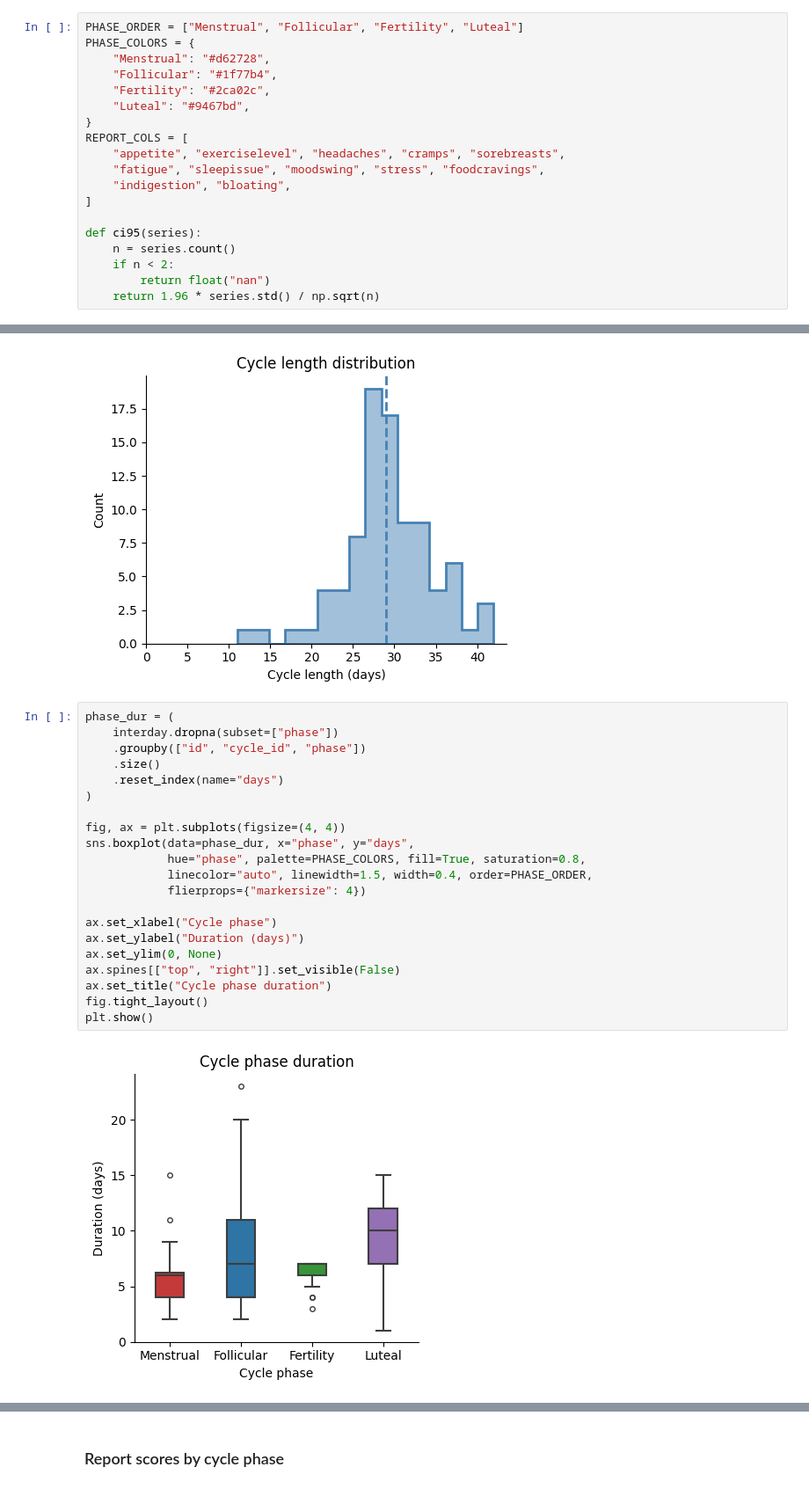
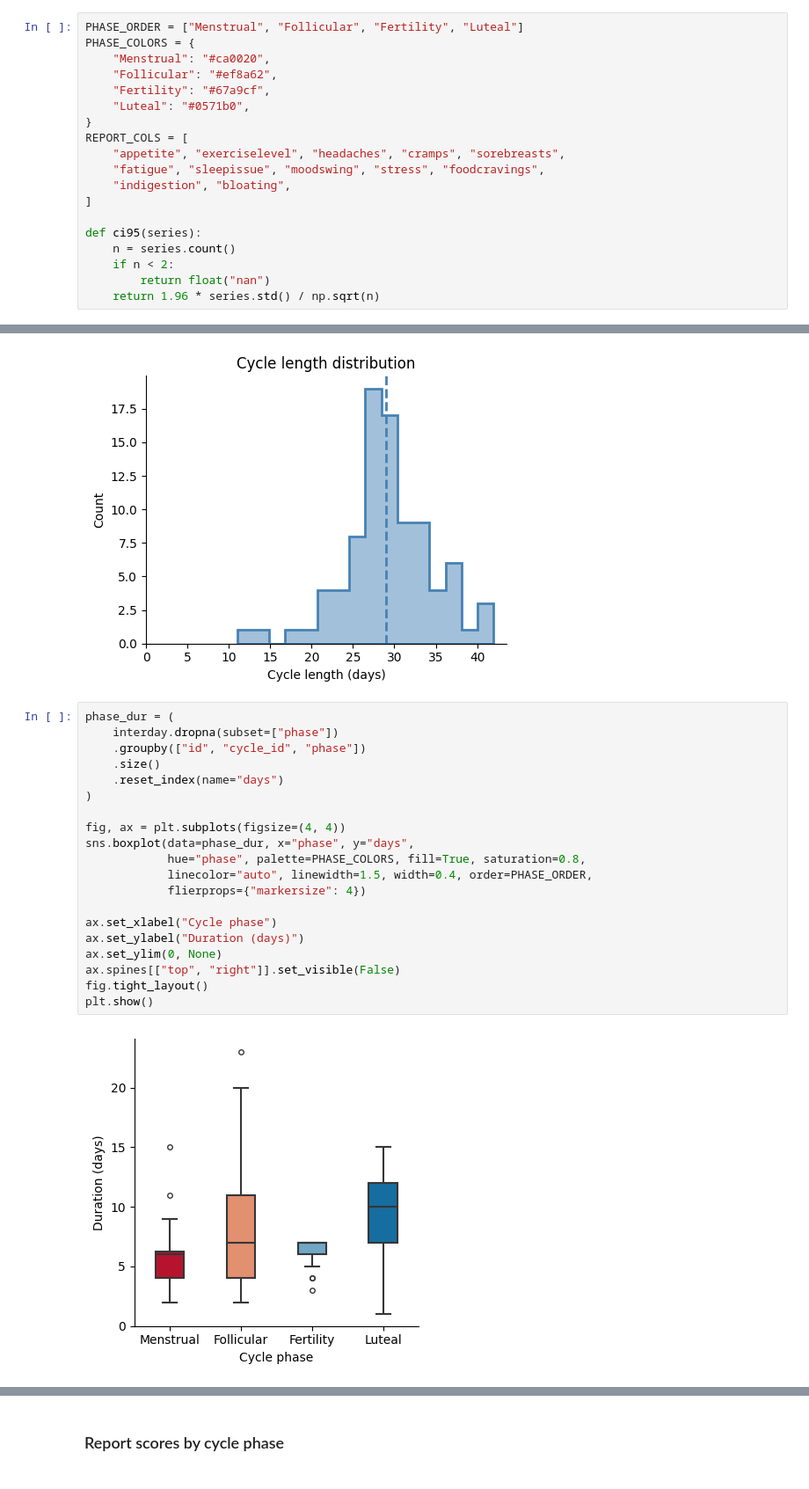
Before and after one commit to virginiacsn/cycle-tracking, a Jupyter notebook: notebooks/group-visualization.ipynb, the cells around one changed output, grey strips where cells are left out. Shown at 88% size. Cells and saved outputs as stored; diff of their text form.

```diff
--- a/notebooks/group-visualization.ipynb
+++ b/notebooks/group-visualization.ipynb
@@ -20,10 +11,10 @@ def loess_smooth(group, x_col, y_col, frac=0.3):
 # %%
 PHASE_ORDER = ["Menstrual", "Follicular", "Fertility", "Luteal"]
 PHASE_COLORS = {
-    "Menstrual": "#d62728",
-    "Follicular": "#1f77b4",
-    "Fertility": "#2ca02c",
-    "Luteal": "#9467bd",
+    "Menstrual": "#ca0020",
+    "Follicular": "#ef8a62",
+    "Fertility": "#67a9cf",
+    "Luteal": "#0571b0",
 }
 REPORT_COLS = [
     "appetite", "exerciselevel", "headaches", "cramps", "sorebreasts",
@@ -80,24 +71,23 @@ Cycle length (days): mean = 29.33, sd = 5.57
 # %%
 phase_dur = (
     interday.dropna(subset=["phase"])
     .groupby(["id", "cycle_id", "phase"])
     .size()
     .reset_index(name="days")
 )
 
 fig, ax = plt.subplots(figsize=(4, 4))
 sns.boxplot(data=phase_dur, x="phase", y="days",
             hue="phase", palette=PHASE_COLORS, fill=True, saturation=0.8,
             linecolor="auto", linewidth=1.5, width=0.4, order=PHASE_ORDER,
             flierprops={"markersize": 4})
 
 ax.set_xlabel("Cycle phase")
 ax.set_ylabel("Duration (days)")
 ax.set_ylim(0, None)
 ax.spines[["top", "right"]].set_visible(False)
-ax.set_title("Cycle phase duration")
 fig.tight_layout()
 plt.show()
 # %% [output]
-[figure, old version]
+[figure, new version]
 # %% [markdown]
```
Also changed, not shown: parts of 13 cells of this notebook, 2 other files.
